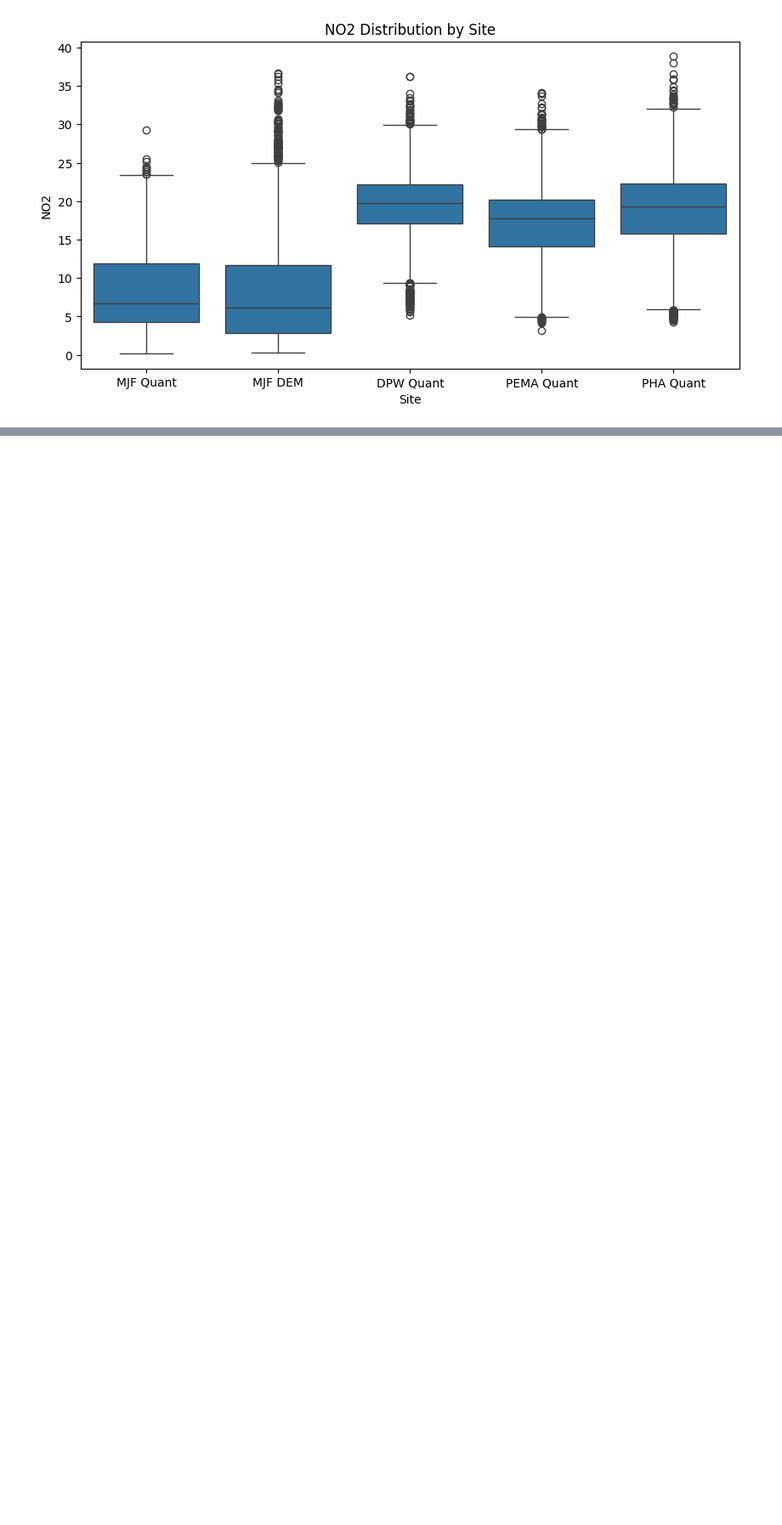
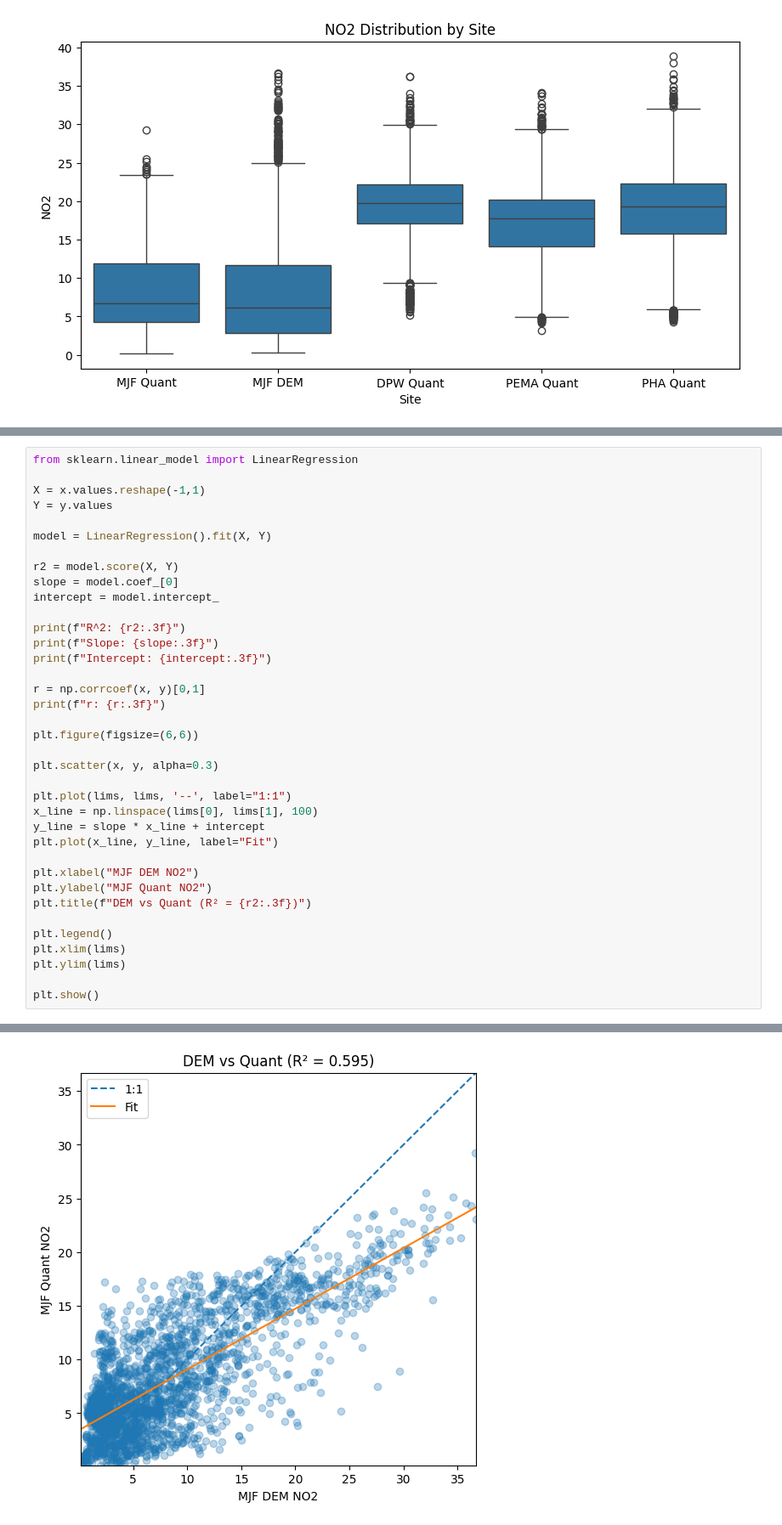
Before and after one commit to jacklardner/quant-reference-no2-distribution-comparison, a Jupyter notebook: primary analysis.ipynb, the cells around one changed output, grey strips where cells are left out. Shown at 85% size. Saved outputs shown, nothing was run; the diff lists cells and outputs as text; blank space fills up the shorter version.

```diff
--- a/primary analysis.ipynb
+++ b/primary analysis.ipynb
@@ -319,0 +362,38 @@ plt.show()
+# %%
+from sklearn.linear_model import LinearRegression
+
+X = x.values.reshape(-1,1)
+Y = y.values
+
+model = LinearRegression().fit(X, Y)
+
+r2 = model.score(X, Y)
+slope = model.coef_[0]
+intercept = model.intercept_
+
+print(f"R^2: {r2:.3f}")
+print(f"Slope: {slope:.3f}")
+print(f"Intercept: {intercept:.3f}")
+
+r = np.corrcoef(x, y)[0,1]
+print(f"r: {r:.3f}")
+
+plt.figure(figsize=(6,6))
+
+plt.scatter(x, y, alpha=0.3)
+
+plt.plot(lims, lims, '--', label="1:1")
+x_line = np.linspace(lims[0], lims[1], 100)
+y_line = slope * x_line + intercept
+plt.plot(x_line, y_line, label="Fit")
+
+plt.xlabel("MJF DEM NO2")
+plt.ylabel("MJF Quant NO2")
+plt.title(f"DEM vs Quant (R² = {r2:.3f})")
+
+plt.legend()
+plt.xlim(lims)
+plt.ylim(lims)
+
+plt.show()
+# %% [output]
@@ -319,0 +404 @@ plt.show()
+[figure, added]
```
Also changed, not shown: parts of 15 cells of this notebook.
